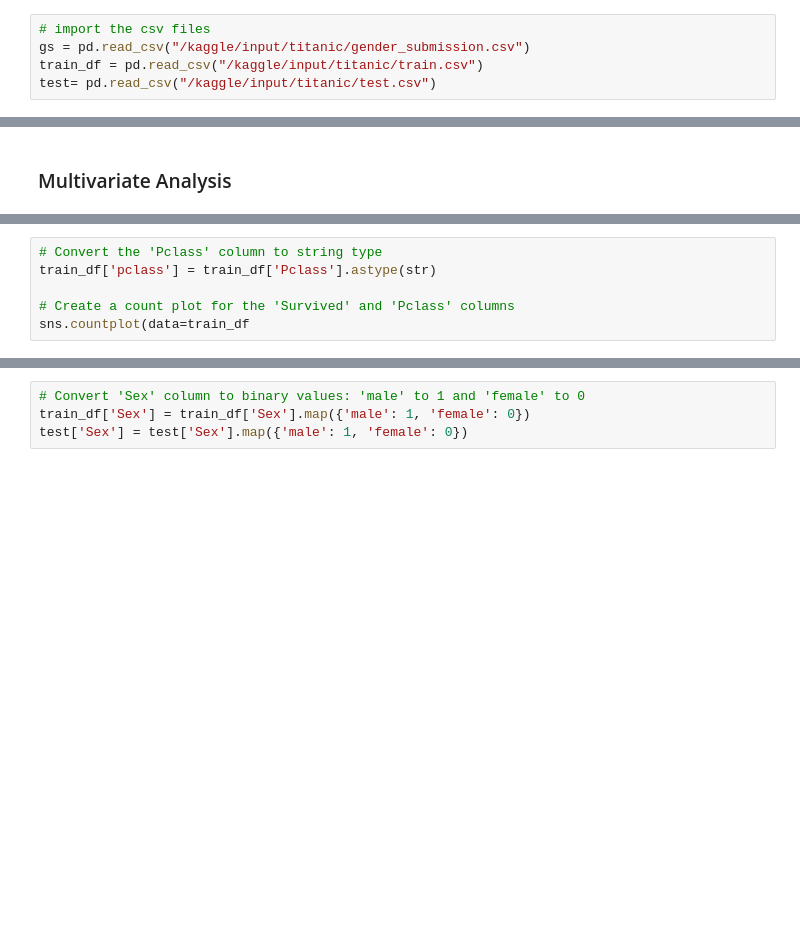
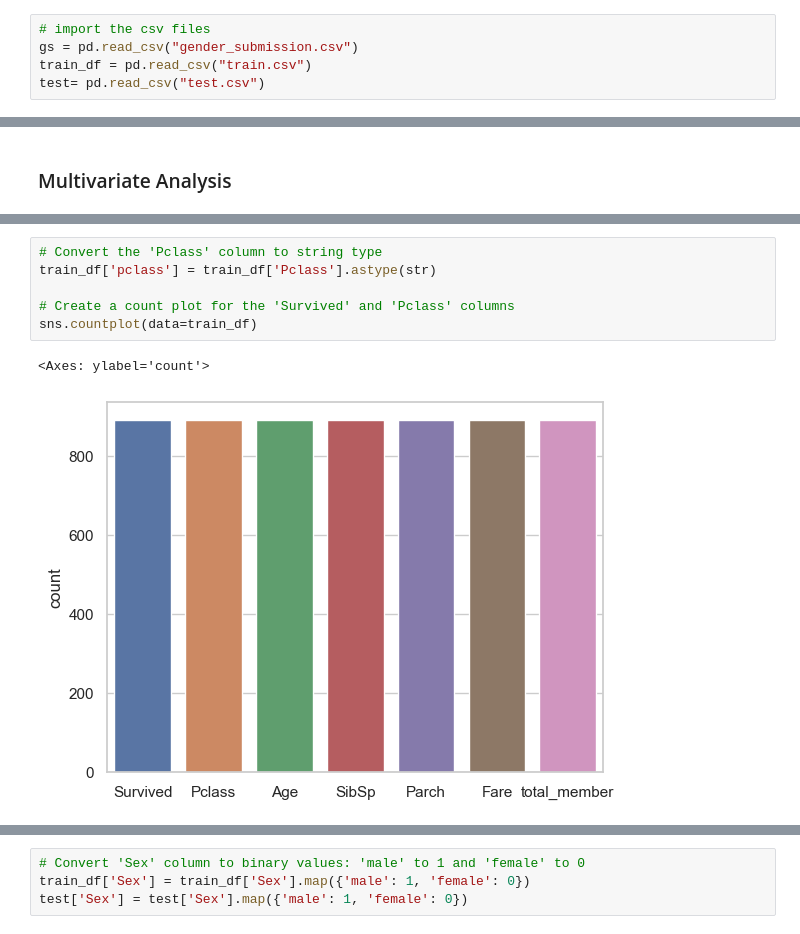
Before and after one commit to bileybytes/Titanic-Machine-Learning-from-Disaster, a Jupyter notebook: s-pradhan-titanic-notebook.ipynb, the cells around one changed output, grey strips where cells are left out. Cells and saved outputs as stored; diff of their text form; blank space fills up the shorter version.

```diff
--- a/s-pradhan-titanic-notebook.ipynb
+++ b/s-pradhan-titanic-notebook.ipynb
@@ -54,8 +54,8 @@ pd.set_option('display.max_rows', 100)
 pd.set_option('display.max_columns', 100)
 # %%
 # import the csv files
-gs = pd.read_csv("/kaggle/input/titanic/gender_submission.csv")
-train_df = pd.read_csv("/kaggle/input/titanic/train.csv")
-test= pd.read_csv("/kaggle/input/titanic/test.csv")
+gs = pd.read_csv("gender_submission.csv")
+train_df = pd.read_csv("train.csv")
+test= pd.read_csv("test.csv")
 # %%
 gs.head()
@@ -223,9 +408,12 @@ plt.show()
 # %%
 # Convert the 'Pclass' column to string type
 train_df['pclass'] = train_df['Pclass'].astype(str)
 
 # Create a count plot for the 'Survived' and 'Pclass' columns
-sns.countplot(data=train_df
+sns.countplot(data=train_df)
+# %% [output]
+<Axes: ylabel='count'>
+[figure, added]
 # %%
 , x='Survived', hue='pclass')
 plt.title('Count Plot of Survival by Pclass')
```
Also changed, not shown: parts of 93 cells of this notebook.
